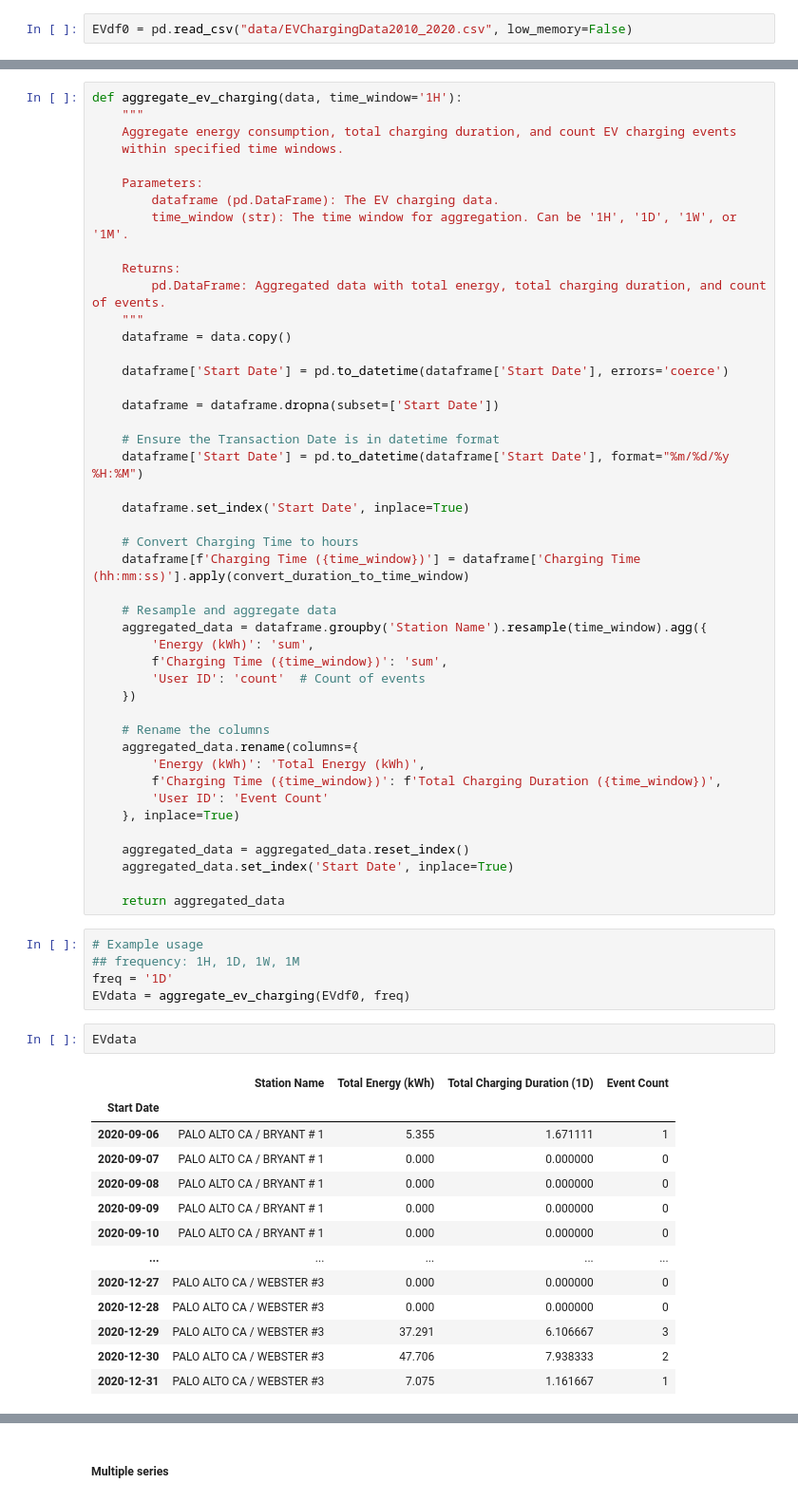
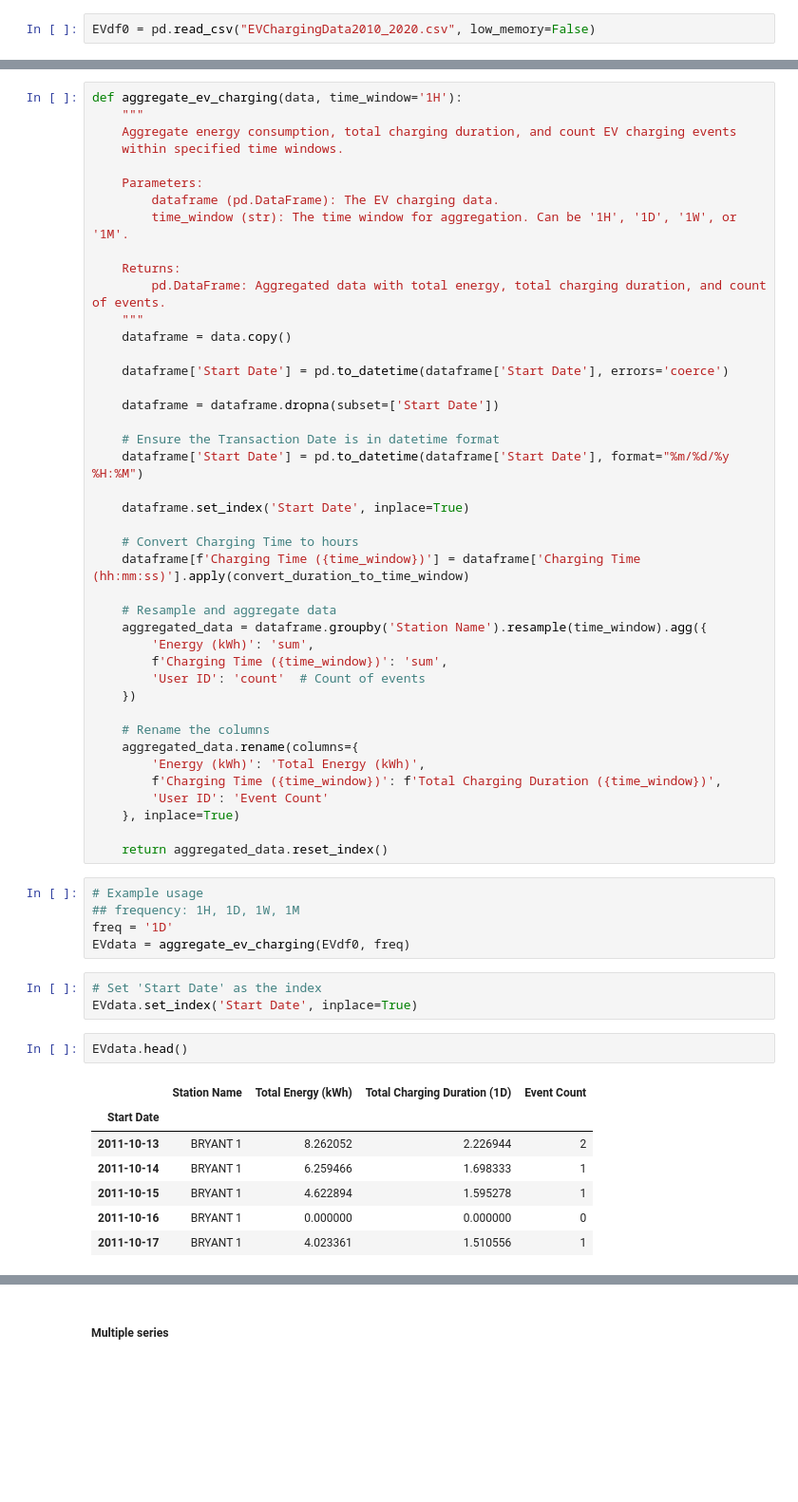
Before and after one commit to Wreck-It-Yuanjie/EV-charging-project, a Jupyter notebook: gluonts_multiple_time_series_EVdata_multiple_models_streamlining.ipynb, the cells around one changed output, grey strips where cells are left out. Shown: that part at 95% size. Drawn from its saved outputs; the diff is of its cells as text; blank space fills up the shorter version.

```diff
--- a/gluonts_multiple_time_series_EVdata_multiple_models_streamlining.ipynb
+++ b/gluonts_multiple_time_series_EVdata_multiple_models_streamlining.ipynb
@@ -34,7 +43,7 @@ from gluonts.time_feature.holiday import (
 # %% [markdown]
 #### Read dataset
 # %%
-EVdf0 = pd.read_csv("data/EVChargingData2010_2020.csv", low_memory=False)
+EVdf0 = pd.read_csv("EVChargingData2010_2020.csv", low_memory=False)
 # %% [markdown]
 #### Data cleaning
 # %%
@@ -133,28 +129,22 @@ def aggregate_ev_charging(data, time_window='1H'):
         'User ID': 'Event Count'
     }, inplace=True)
 
-    aggregated_data = aggregated_data.reset_index()
-    aggregated_data.set_index('Start Date', inplace=True)
-
-    return aggregated_data
+    return aggregated_data.reset_index()
 # %%
 # Example usage
 ## frequency: 1H, 1D, 1W, 1M
 freq = '1D'
 EVdata = aggregate_ev_charging(EVdf0, freq)
+# %%
+# Set 'Start Date' as the index
+EVdata.set_index('Start Date', inplace=True)
 # %%
-EVdata
+EVdata.head()
 # %% [output]
 |  | Station Name | Total Energy (kWh) | Total Charging Duration (1D) | Event Count |
 | Start Date |  |  |  |  |
-| 2020-09-06 | PALO ALTO CA / BRYANT # 1 | 5.355 | 1.671111 | 1 |
-| 2020-09-07 | PALO ALTO CA / BRYANT # 1 | 0.000 | 0.000000 | 0 |
-| 2020-09-08 | PALO ALTO CA / BRYANT # 1 | 0.000 | 0.000000 | 0 |
-| 2020-09-09 | PALO ALTO CA / BRYANT # 1 | 0.000 | 0.000000 | 0 |
-| 2020-09-10 | PALO ALTO CA / BRYANT # 1 | 0.000 | 0.000000 | 0 |
-| ... | ... | ... | ... | ... |
-| 2020-12-27 | PALO ALTO CA / WEBSTER #3 | 0.000 | 0.000000 | 0 |
-| 2020-12-28 | PALO ALTO CA / WEBSTER #3 | 0.000 | 0.000000 | 0 |
-| 2020-12-29 | PALO ALTO CA / WEBSTER #3 | 37.291 | 6.106667 | 3 |
-| 2020-12-30 | PALO ALTO CA / WEBSTER #3 | 47.706 | 7.938333 | 2 |
-| 2020-12-31 | PALO ALTO CA / WEBSTER #3 | 7.075 | 1.161667 | 1 |
+| 2011-10-13 | BRYANT 1 | 8.262052 | 2.226944 | 2 |
+| 2011-10-14 | BRYANT 1 | 6.259466 | 1.698333 | 1 |
+| 2011-10-15 | BRYANT 1 | 4.622894 | 1.595278 | 1 |
+| 2011-10-16 | BRYANT 1 | 0.000000 | 0.000000 | 0 |
+| 2011-10-17 | BRYANT 1 | 4.023361 | 1.510556 | 1 |
```
Also changed, not shown: parts of 38 cells of this notebook, 1 other file.
